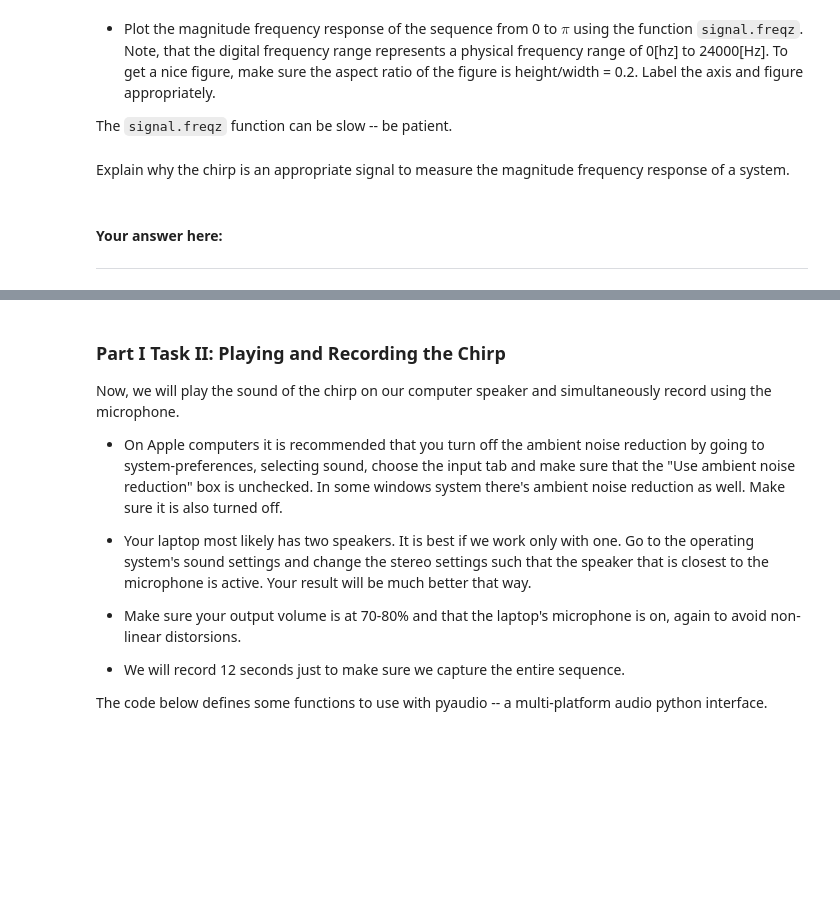
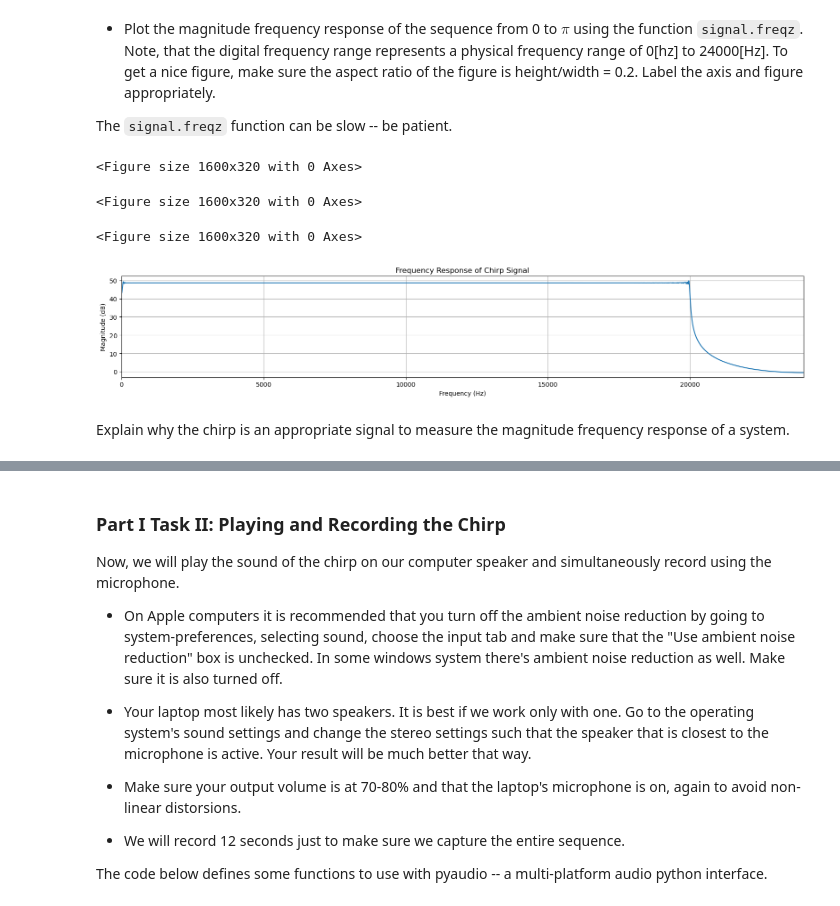
Before and after one commit to alekseiprakhiy/3305-project, a Jupyter notebook: TimeDomain-Sonar-New (2).ipynb, the cells around one changed output, grey strips where cells are left out. Saved outputs shown, nothing was run; the diff lists cells and outputs as text; code cells hidden in the pictures; blank space fills up the shorter version.

```diff
--- a/TimeDomain-Sonar-New (2).ipynb
+++ b/TimeDomain-Sonar-New (2).ipynb
@@ -107,6 +99,26 @@ fig = plt.figure(figsize=(width,height))
+# %%
+# # generate frequency response of chirp
+w,h = signal.freqz(s_chirp, fs=fs, worN=2048, plot=None)
+range = [0, fs / 2]
+
+# generate frequency index
+
+
+# plot
+fig_width, fig_height = plt.figaspect(0.2)
+fig = plt.figure(figsize=(fig_width, fig_height))
+plt.plot(w, 20 * np.log10(np.abs(h)))
+plt.title("Frequency Response of Chirp Signal")
+plt.xlabel("Frequency (Hz)")
+plt.ylabel("Magnitude (dB)")
+plt.grid(True)
+plt.xlim(0, fs / 2)
+plt.tight_layout()
+plt.show()
+# %% [output]
+<Figure size 1600x320 with 0 Axes>
+<Figure size 1600x320 with 0 Axes>
+<Figure size 1600x320 with 0 Axes>
+[figure, added]
 # %% [markdown]
 Explain why the chirp is an appropriate signal to measure the magnitude frequency response of a system.
-# %% [markdown]
-#### Your answer here:
-
-___
```
Also changed, not shown: parts of 8 cells of this notebook.
